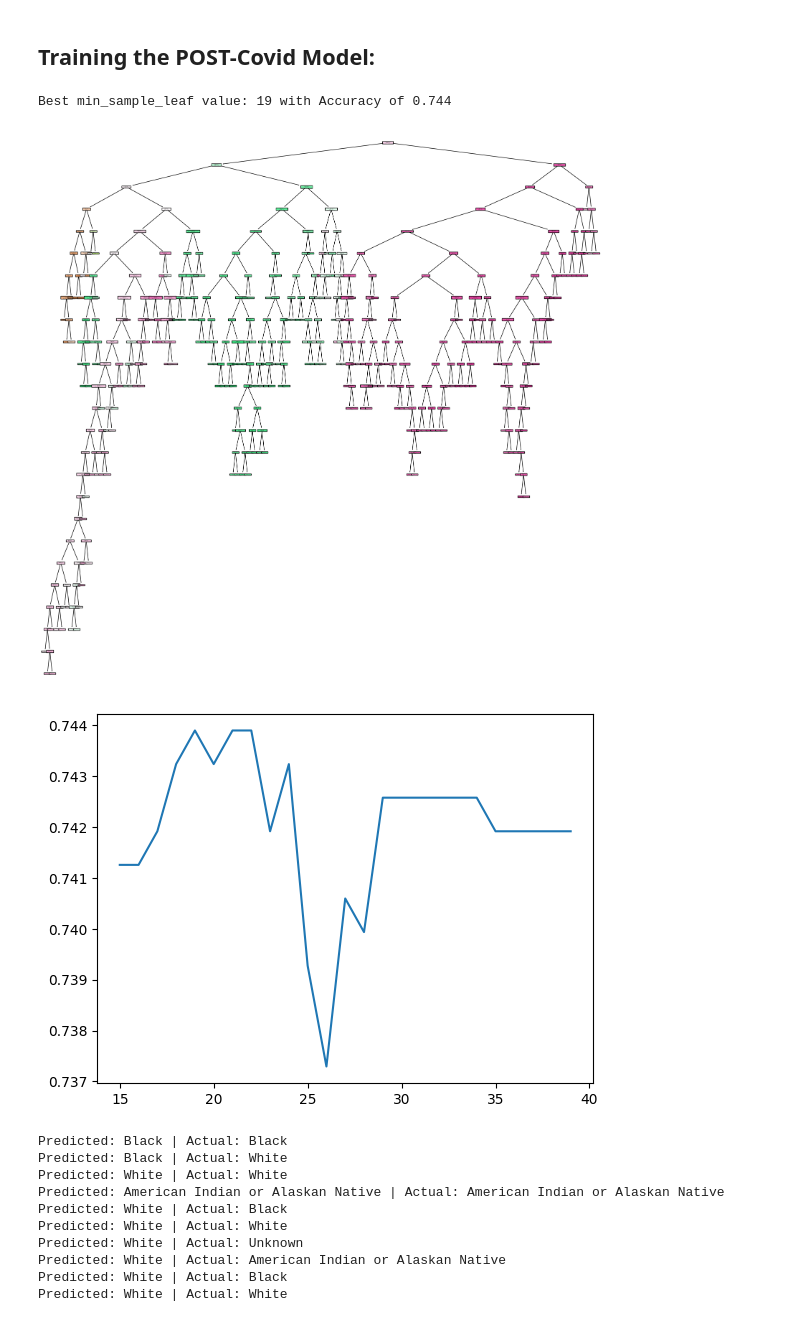
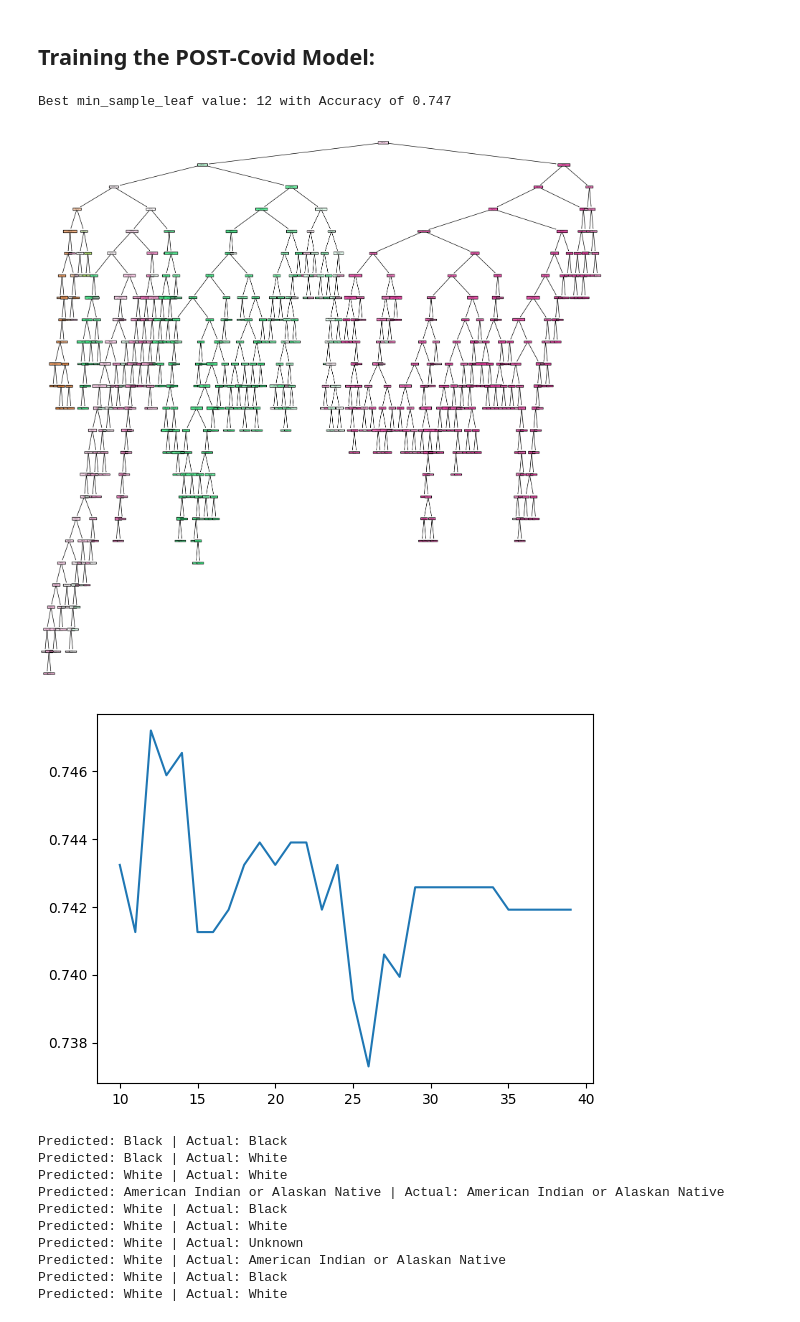
Before and after one commit to RyanErm/mlproject, a Jupyter notebook: Model.ipynb, the cells around one changed output. Drawn from its saved outputs; the diff is of its cells as text; code cells hidden in the pictures.

```diff
--- a/Model.ipynb
+++ b/Model.ipynb
@@ -142,7 +142,7 @@ from sklearn.metrics import accuracy_score
 
 
 acc_list = []
-leaf_values = list(range(15, 40))
+leaf_values = list(range(10, 40))
 
 for leaf in leaf_values:
     model = DecisionTreeClassifier(min_samples_leaf=leaf, random_state=440)
@@ -353,41 +353,41 @@ from sklearn.metrics import accuracy_score
 
 from sklearn.metrics import accuracy_score
 
 acc_list_post = []
-leaf_values = list(range(15, 40))
+leaf_values = list(range(10, 40))
 
 for leaf in leaf_values:
     model_post = DecisionTreeClassifier(min_samples_leaf=leaf, random_state=440)
     model_post.fit(X_train_post, Y_train_post)
     y_hat_post = model_post.predict(X_test_post)
     acc_post = accuracy_score(Y_test_post, y_hat_post)
     acc_list_post.append(acc_post)
 
 best_leaf_post = leaf_values[acc_list_post.index(max(acc_list_post))]
 best_acc_post = max(acc_list_post)
 
 model_post = DecisionTreeClassifier(min_samples_leaf=best_leaf_post, random_state=440)
 model_post.fit(X_train_post, Y_train_post)
 y_hat_post = model_post.predict(X_test_post)
 
 
 df_test_post = df_post_covid.loc[X_test_post.index].copy()
 df_test_post['Predicted'] = y_hat_post
 df_test_post = df_test_post.reset_index(drop=True)
 
 print(f'Best min_sample_leaf value: {best_leaf_post} with Accuracy of {best_acc_post:.3f}')
 
 plt.figure(figsize=(20, 20))
 plot_tree(model_post, filled=True, feature_names=model_post.feature_names_in_)
 plt.show()
 # %% [output]
-Best min_sample_leaf value: 19 with Accuracy of 0.744
+Best min_sample_leaf value: 12 with Accuracy of 0.747
-[figure, old version]
+[figure, new version]
 # %%
 plt.plot(leaf_values, acc_list_post)
 plt.show()
 # %% [output]
-[figure, old version]
+[figure, new version]
 # %%
 for i in range(10):
     print(f"Predicted: {y_hat_post[i]} | Actual: {Y_test_post.iloc[i]}")
```
Also changed, not shown: parts of 8 cells of this notebook.
